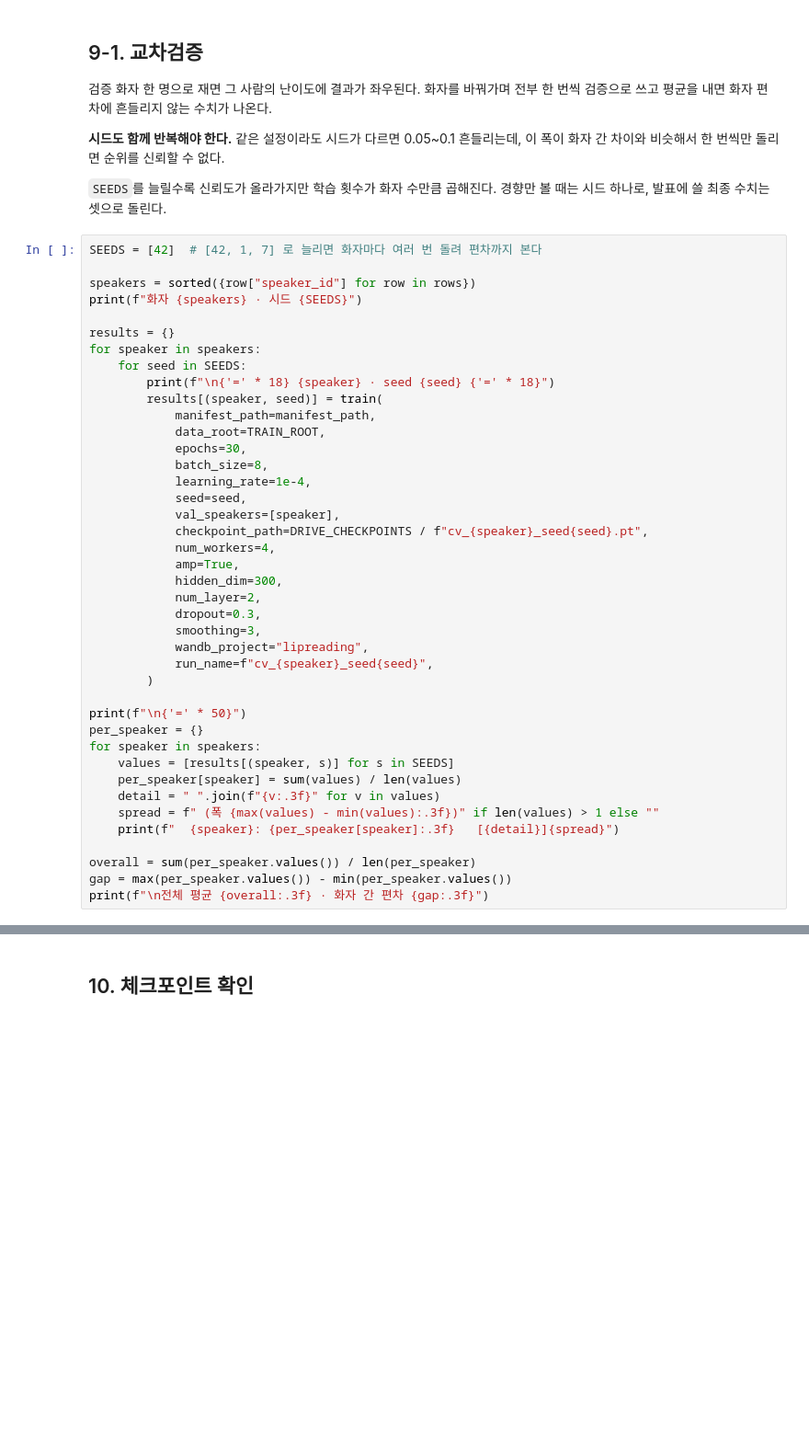
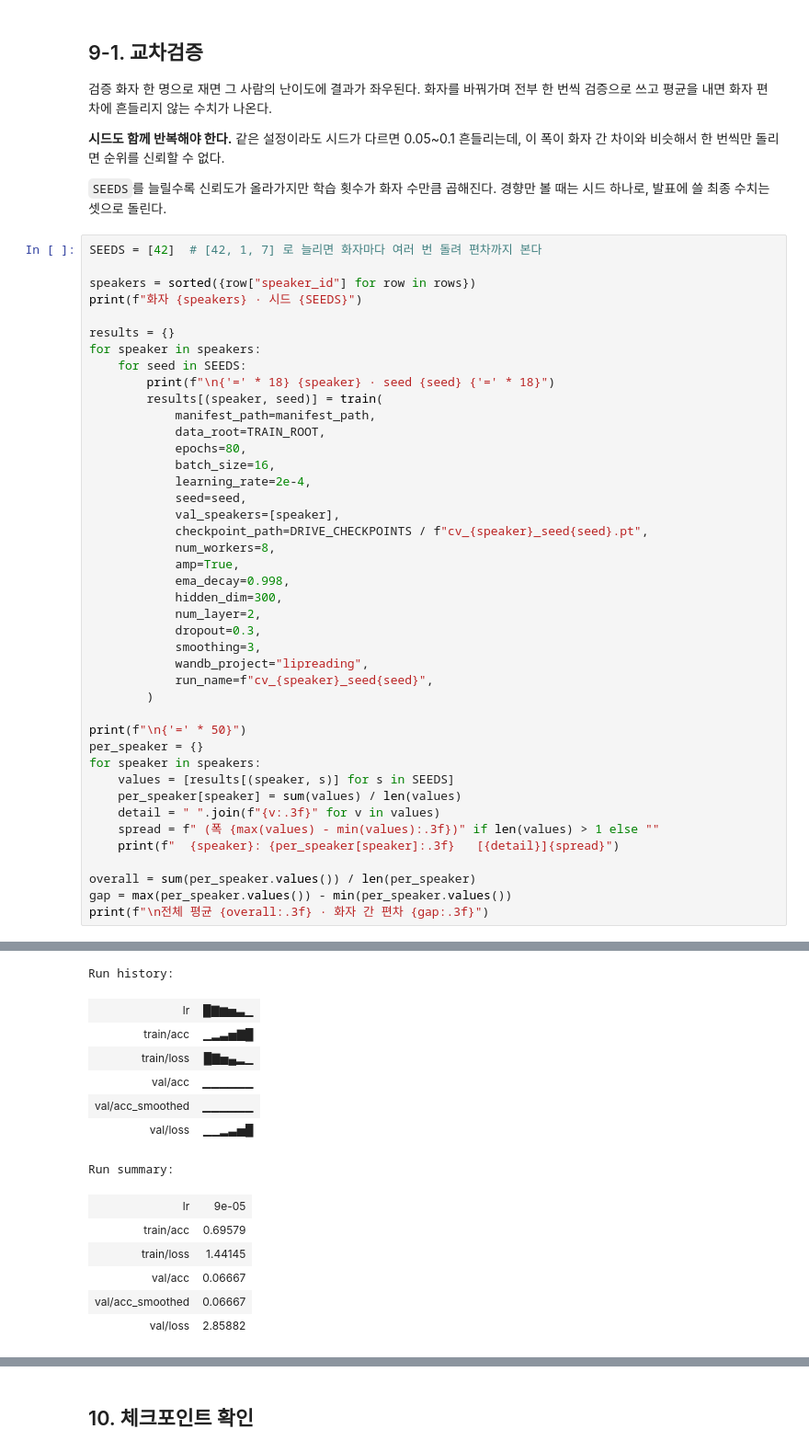
Before and after one commit to HumanRhoid/hanium-lipreading, a Jupyter notebook: notebooks/colab_pipeline.ipynb, the cells around one changed output, grey strips where cells are left out. Shown at 92% size. Cells and saved outputs as stored; diff of their text form; blank space fills up the shorter version.

```diff
--- a/notebooks/colab_pipeline.ipynb
+++ b/notebooks/colab_pipeline.ipynb
@@ -261,14 +357,15 @@ for speaker in speakers:
         results[(speaker, seed)] = train(
             manifest_path=manifest_path,
             data_root=TRAIN_ROOT,
-            epochs=30,
-            batch_size=8,
-            learning_rate=1e-4,
+            epochs=80,
+            batch_size=16,
+            learning_rate=2e-4,
             seed=seed,
             val_speakers=[speaker],
             checkpoint_path=DRIVE_CHECKPOINTS / f"cv_{speaker}_seed{seed}.pt",
-            num_workers=4,
+            num_workers=8,
             amp=True,
+            ema_decay=0.998,
             hidden_dim=300,
             num_layer=2,
             dropout=0.3,
@@ -289,3 +386,4 @@ for speaker in speakers:
 overall = sum(per_speaker.values()) / len(per_speaker)
 gap = max(per_speaker.values()) - min(per_speaker.values())
 print(f"\n전체 평균 {overall:.3f} · 화자 간 편차 {gap:.3f}")
+# %% [output]
@@ -291,0 +395,14 @@ print(f"\n전체 평균 {overall:.3f} · 화자 간 편차 {gap:.3f}")
+Run history:
+| lr | █▇▆▅▃▁ |
+| train/acc | ▁▂▃▅▇█ |
+| train/loss | █▇▅▄▂▁ |
+| val/acc | ▁▁▁▁▁▁ |
+| val/acc_smoothed | ▁▁▁▁▁▁ |
+| val/loss | ▁▁▂▃▅█ |
+Run summary:
+| lr | 9e-05 |
+| train/acc | 0.69579 |
+| train/loss | 1.44145 |
+| val/acc | 0.06667 |
+| val/acc_smoothed | 0.06667 |
+| val/loss | 2.85882 |
```
Also changed, not shown: parts of 12 cells of this notebook.
